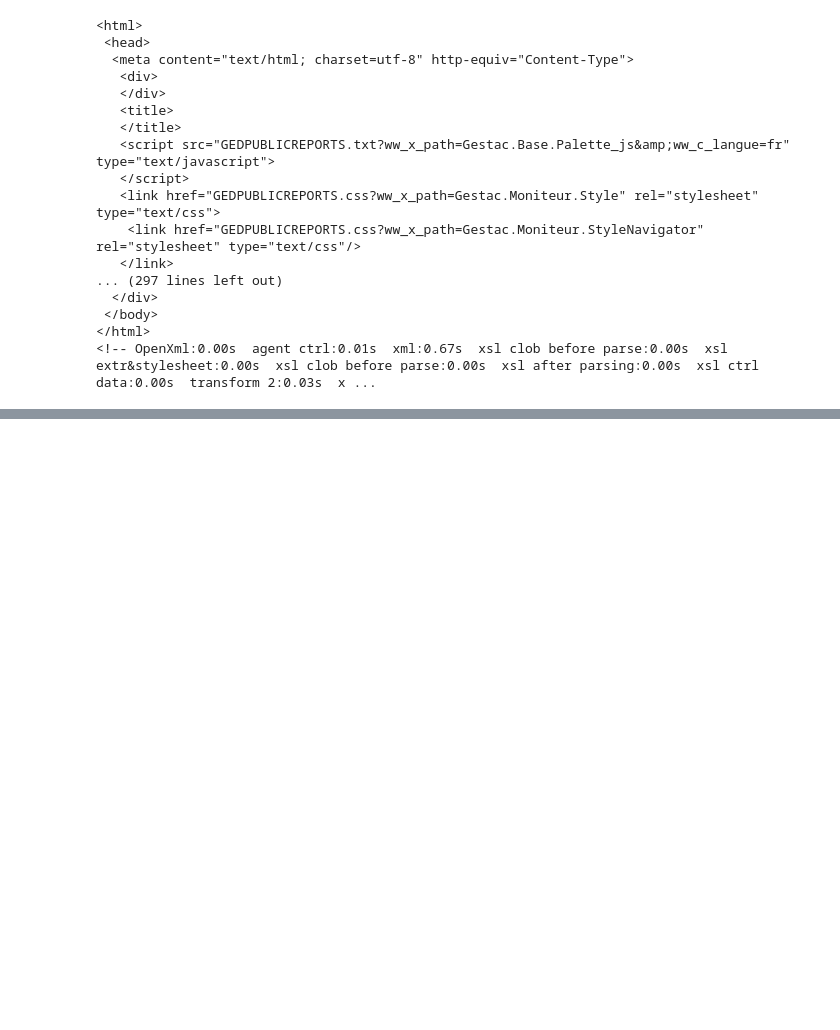
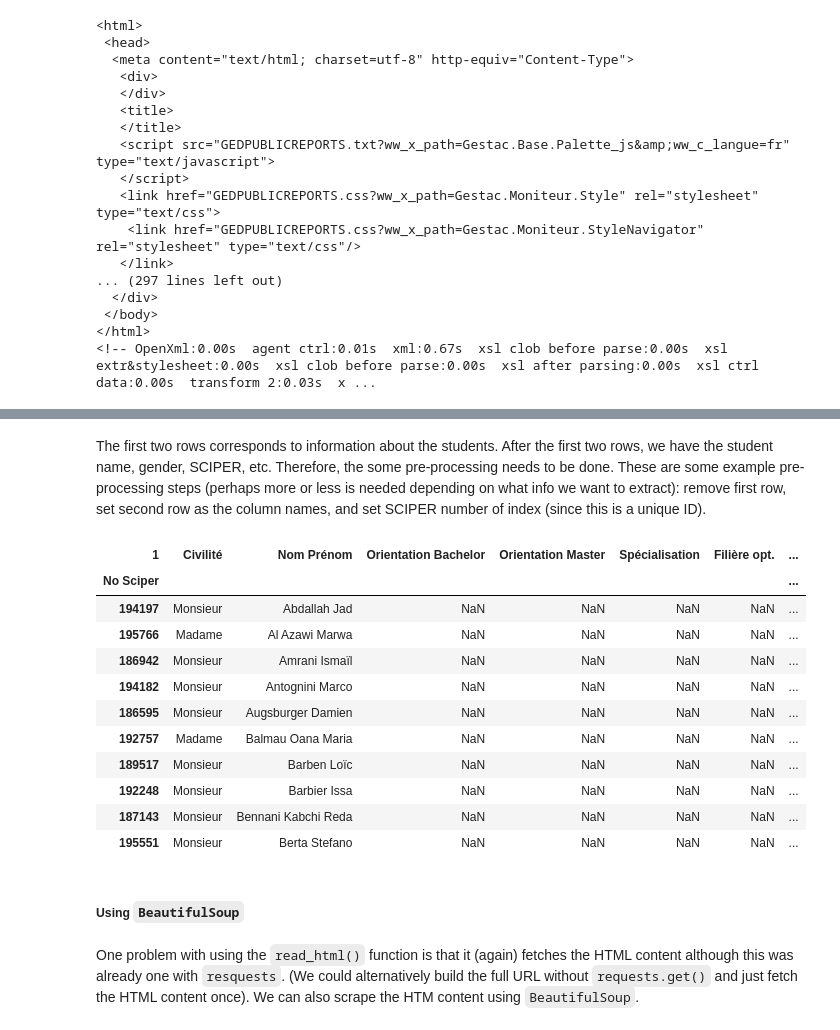
Before and after one commit to BeforeRain/ADA-homework, a Jupyter notebook: 02 - Data from the Web/SUBMISSION_data_from_the_web.ipynb, the cells around one changed output, grey strips where cells are left out. Saved outputs shown, nothing was run; the diff lists cells and outputs as text; code cells hidden in the pictures; blank space fills up the shorter version.

```diff
--- a/02 - Data from the Web/SUBMISSION_data_from_the_web.ipynb
+++ b/02 - Data from the Web/SUBMISSION_data_from_the_web.ipynb
@@ -100,0 +269,25 @@ http://isa.epfl.ch/imoniteur_ISAP/!GEDPUBLICREPORTS.filter?ww_b_list=1&ww_i_repo
+# %% [markdown]
+The first two rows corresponds to information about the students. After the first two rows, we have the student name, gender, SCIPER, etc. Therefore, the some pre-processing needs to be done. These are some example pre-processing steps (perhaps more or less is needed depending on what info we want to extract): remove first row, set second row as the column names, and set SCIPER number of index (since this is a unique ID).
+# %%
+df = dfs[0].copy()
+df.columns = df.iloc[1] # set columns names
+df = df.reindex(df.index.drop([0,1])) # drop non-student rows
+df = df.set_index('No Sciper')
+df.head(10)
+# %% [output]
+| 1 | Civilité | Nom Prénom | Orientation Bachelor | Orientation Master | Spécialisation | Filière opt. | ... |
+| No Sciper |  |  |  |  |  |  | ... |
+| 194197 | Monsieur | Abdallah Jad | NaN | NaN | NaN | NaN | ... |
+| 195766 | Madame | Al Azawi Marwa | NaN | NaN | NaN | NaN | ... |
+| 186942 | Monsieur | Amrani Ismaïl | NaN | NaN | NaN | NaN | ... |
+| 194182 | Monsieur | Antognini Marco | NaN | NaN | NaN | NaN | ... |
+| 186595 | Monsieur | Augsburger Damien | NaN | NaN | NaN | NaN | ... |
+| 192757 | Madame | Balmau Oana Maria | NaN | NaN | NaN | NaN | ... |
+| 189517 | Monsieur | Barben Loïc | NaN | NaN | NaN | NaN | ... |
+| 192248 | Monsieur | Barbier Issa | NaN | NaN | NaN | NaN | ... |
+| 187143 | Monsieur | Bennani Kabchi Reda | NaN | NaN | NaN | NaN | ... |
+| 195551 | Monsieur | Berta Stefano | NaN | NaN | NaN | NaN | ... |
+# %% [markdown]
+##### Using `BeautifulSoup`
+# %% [markdown]
+One problem with using the `read_html()` function is that it (again) fetches the HTML content although this was already one with `resquests`. (We could alternatively build the full URL without `requests.get()` and just fetch the HTML content once). We can also scrape the HTM content using `BeautifulSoup`.
```
Also changed, not shown: parts of 61 cells of this notebook, 7 other files.
